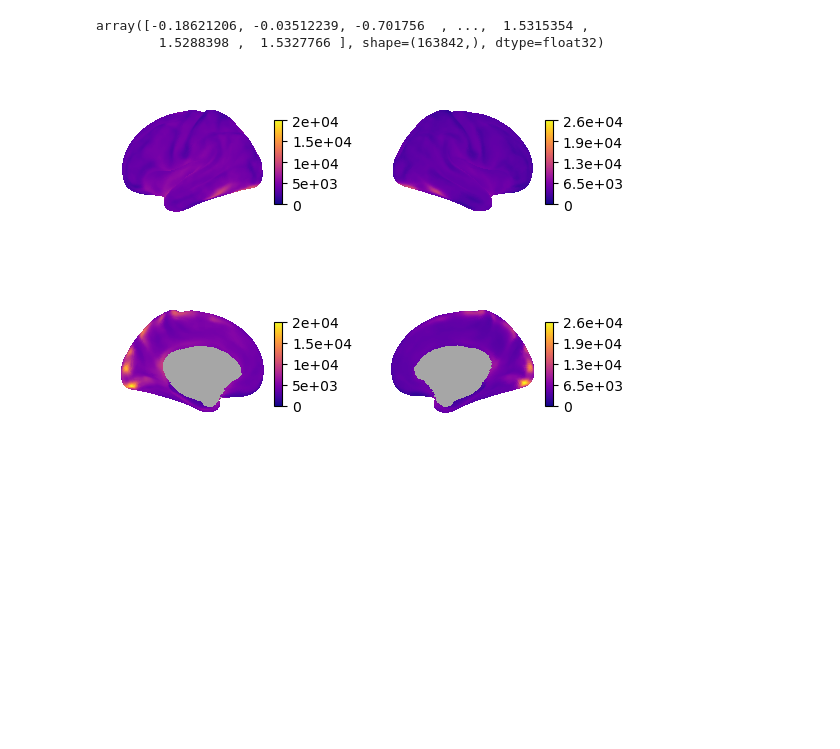
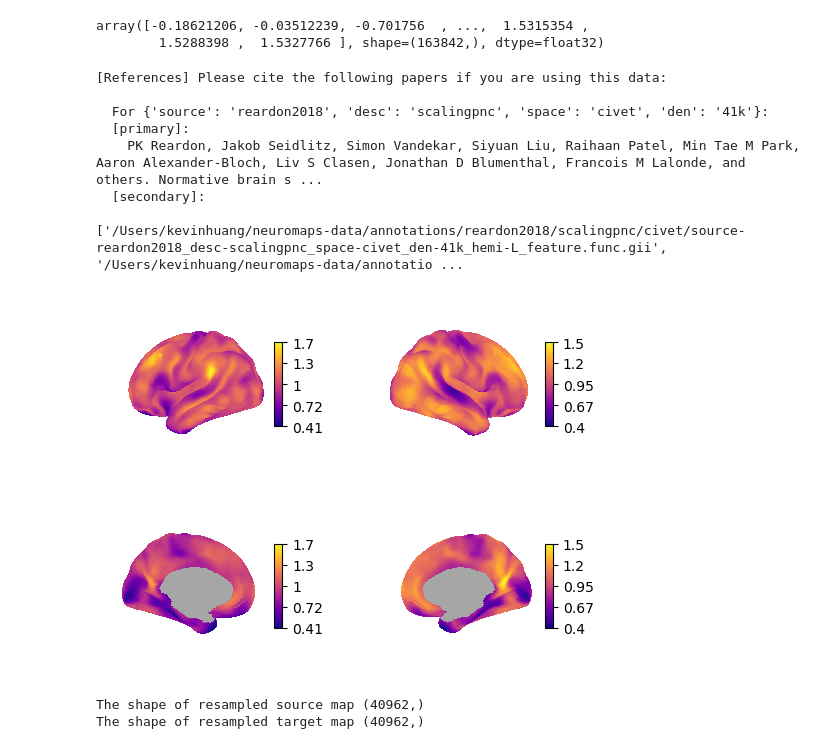
Before and after one commit to kesouder/dsc-neuroImages, a Jupyter notebook: FA25/code.ipynb, the cells around one changed output. Saved outputs shown, nothing was run; the diff lists cells and outputs as text; code cells hidden in the pictures; blank space fills up the shorter version.

Commit message:
Allometric Scaling done

```diff
--- a/FA25/code.ipynb
+++ b/FA25/code.ipynb
@@ -100,6 +101,15 @@ fig = plotting.plot_surf_template(
 )
 # %% [output]
 [figure]
+# %%
+target_maps = [
+    {'source':'raichle', 'desc':'cbf', 'space':'fsLR', 'den':'164k'},
+    {'source':'raichle', 'desc':'cbv', 'space':'fsLR', 'den':'164k'},
+    {'source':'raichle', 'desc':'cmr02', 'space':'fsLR', 'den':'164k'},
+    {'source':'raichle', 'desc':'cmrglc', 'space':'fsLR', 'den':'164k'},
+    {'source':'reardon2018', 'desc':'scalingnih', 'space':'civet', 'den':'41k'},
+    {'source':'reardon2018', 'desc':'scalingpnc', 'space':'civet', 'den':'41k'}
+]
 # %%
 blood_volume = datasets.fetch_annotation(source='raichle', desc='cbv', space='fsLR', den='164k')
 blood_volume
@@ -200,13 +210,40 @@ images.load_data(main_map)
 array([-0.18621206, -0.03512239, -0.701756  , ...,  1.5315354 ,
         1.5288398 ,  1.5327766 ], shape=(163842,), dtype=float32)
 # %%
+scalingpnc = datasets.fetch_annotation(**target_maps[-1])
 fig = plotting.plot_surf_template(
-    data=blood_volume,
-    template='fsLR',
-    density='164k',
+    data=scalingpnc,
+    template='civet',
+    density='41k',
     surf='inflated',
     cmap='plasma',
     colorbar=True
 )
+print(scalingpnc)
 # %% [output]
+[References] Please cite the following papers if you are using this data:
+
+  For {'source': 'reardon2018', 'desc': 'scalingpnc', 'space': 'civet', 'den': '41k'}:
+  [primary]:
+    PK Reardon, Jakob Seidlitz, Simon Vandekar, Siyuan Liu, Raihaan Patel, Min Tae M Park, Aaron Alexander-Bloch, Liv S Clasen, Jonathan D Blumenthal, Francois M Lalonde, and others. Normative brain s ...
+  [secondary]:
+
+['/Users/kevinhuang/neuromaps-data/annotations/reardon2018/scalingpnc/civet/source-reardon2018_desc-scalingpnc_space-civet_den-41k_hemi-L_feature.func.gii', '/Users/kevinhuang/neuromaps-data/annotatio ...
-[figure, old version]
+[figure, new version]
+# %%
+#Use the right brain of allometric scaling (PNC)
+scalingpnc_r = scalingpnc[1]
+#resample the main map to target map
+main_res, trg_res = resampling.resample_images(
+    src = main_map, trg = scalingpnc_r,
+    src_space = 'fsLR', trg_space = 'civet',
+    hemi='R',
+    resampling='downsample_only'
+)
+main_res_data = images.load_data(main_res)
+trg_res_data = images.load_data(trg_res)
+print(f"The shape of resampled source map {main_res_data.shape}")
+print(f"The shape of resampled target map {trg_res_data.shape}")
+# %% [output]
+The shape of resampled source map (40962,)
+The shape of resampled target map (40962,)
```
Also changed, not shown: parts of 4 cells of this notebook, 2 other files.
